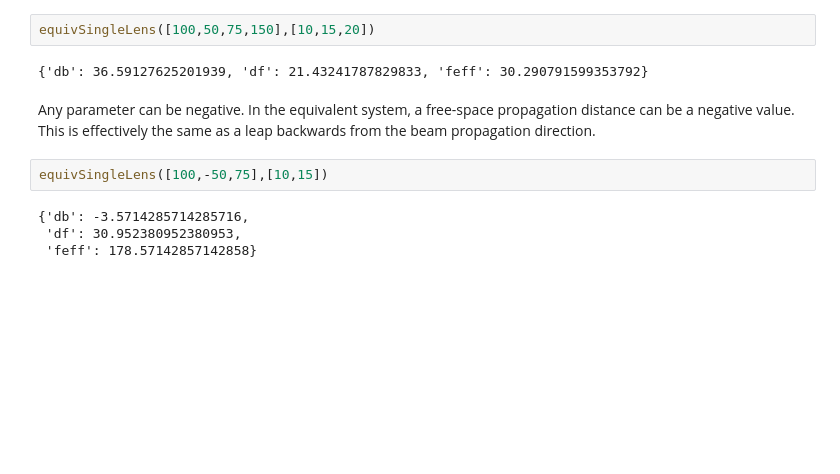
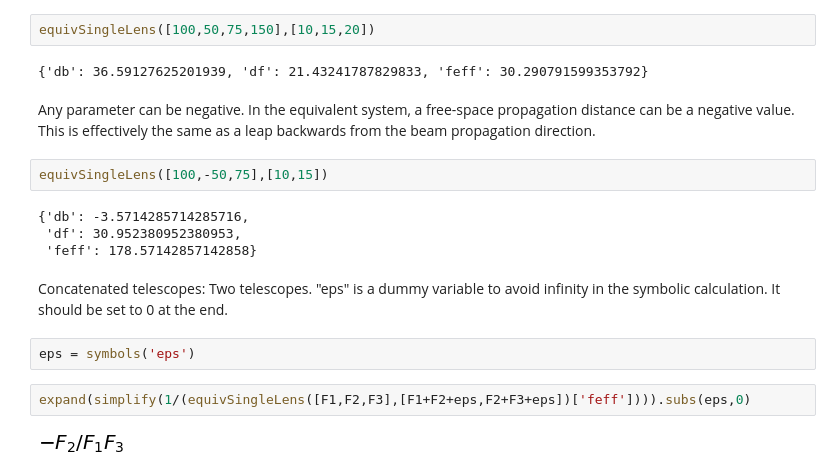
Before and after one commit to habroland/Blog, a Jupyter notebook: EquivalentLens/EquivalentLensCalculator.ipynb, the cells around one changed output. Saved outputs shown, nothing was run; the diff lists cells and outputs as text; blank space fills up the shorter version.

Commit message:
Concatenated telescopes

```diff
--- a/EquivalentLens/EquivalentLensCalculator.ipynb
+++ b/EquivalentLens/EquivalentLensCalculator.ipynb
@@ -130,3 +130,11 @@ equivSingleLens([100,-50,75],[10,15])
 {'db': -3.5714285714285716,
  'df': 30.952380952380953,
  'feff': 178.57142857142858}
+# %% [markdown]
+Concatenated telescopes: Two telescopes. "eps" is a dummy variable to avoid infinity in the symbolic calculation. It should be set to 0 at the end.
+# %%
+eps = symbols('eps')
+# %%
+expand(simplify(1/(equivSingleLens([F1,F2,F3],[F1+F2+eps,F2+F3+eps])['feff']))).subs(eps,0)
+# %% [output]
+[figure, added]
```
